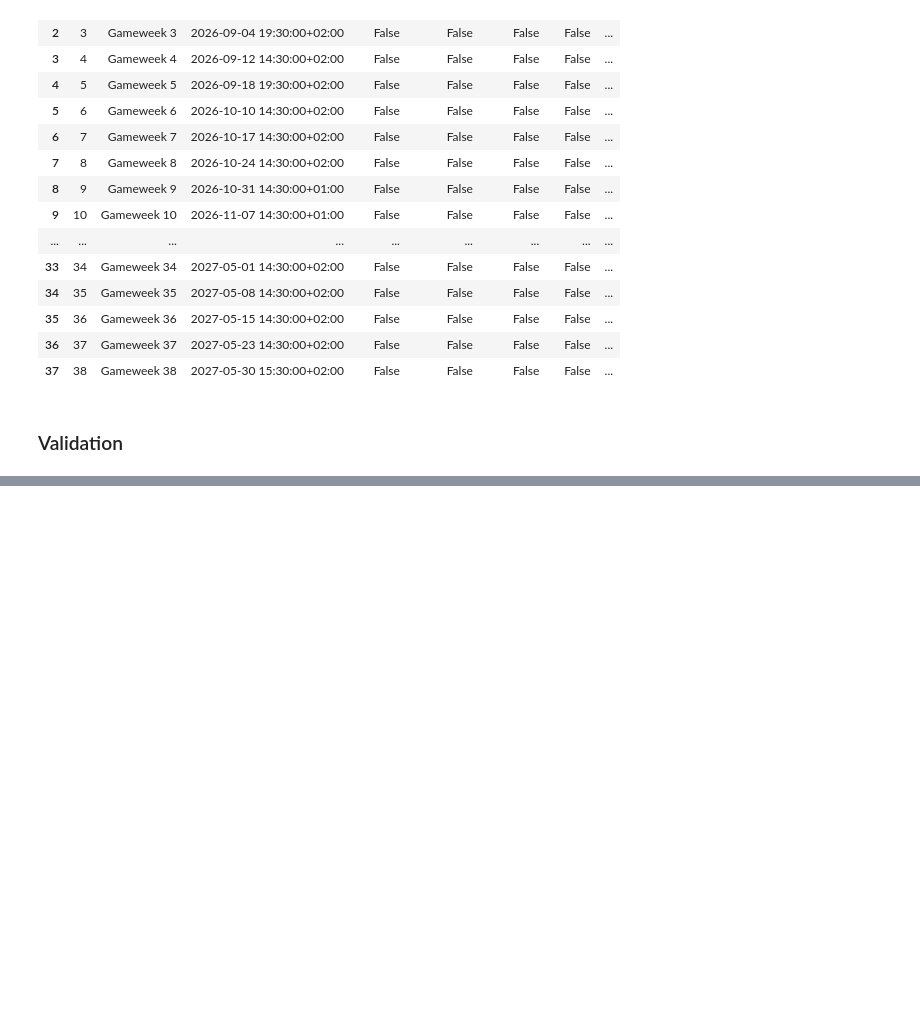
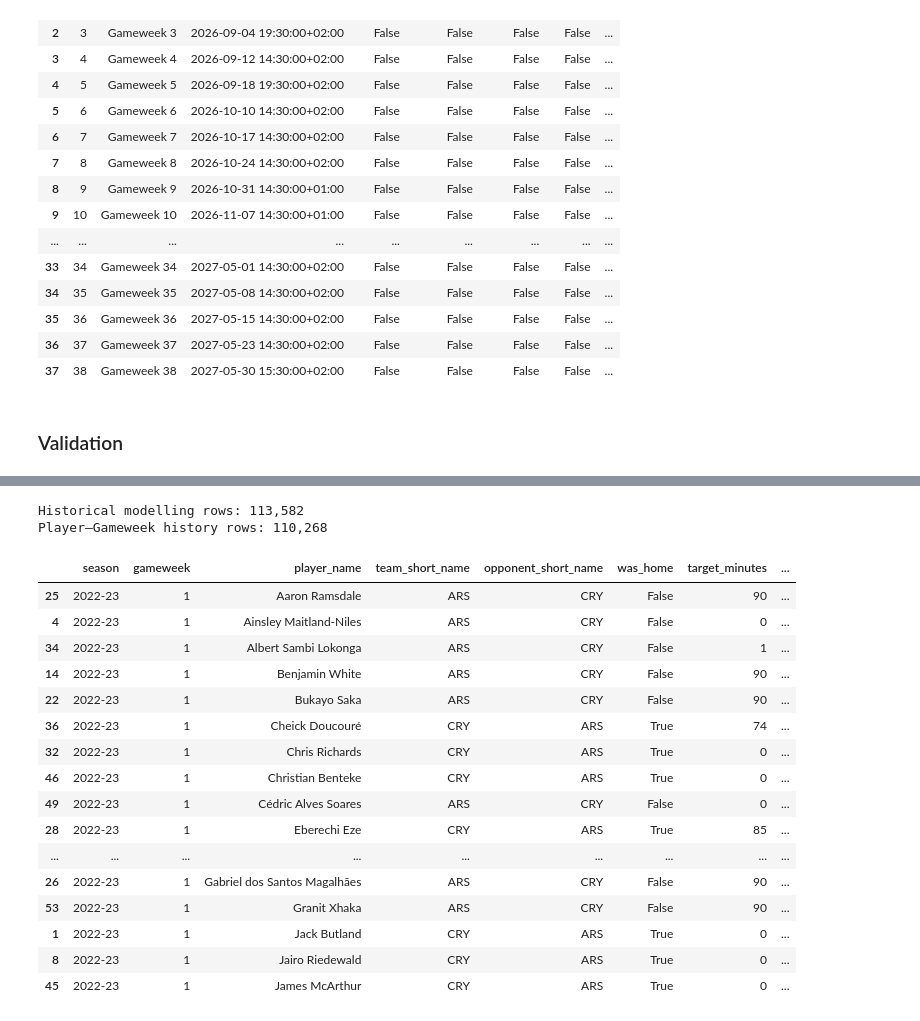
Before and after one commit to hcast04/FPL_Predictor, a Jupyter notebook: fpl_predictor.ipynb, the cells around one changed output, grey strips where cells are left out. Cells and saved outputs as stored; diff of their text form; code cells hidden in the pictures; blank space fills up the shorter version.

```diff
--- a/fpl_predictor.ipynb
+++ b/fpl_predictor.ipynb
@@ -449,0 +1843,14 @@ Name: count, dtype: int64
+# %%
+historical_fpl = load_historical_fpl_data(
+    HISTORICAL_SEASONS
+)
+
+print(f"Historical player–fixture rows: {len(historical_fpl):,}")
+print(
+    "Historical players: "
+    f"{historical_fpl['player_key'].nunique():,}"
+)
+print(
+    "Historical fixtures: "
+    f"{historical_fpl[['season', 'fixture_id']].drop_duplicates().shape[0]:,}"
+)
@@ -449,0 +2484,64 @@ Name: count, dtype: int64
+# %%
+historical_model_data, historical_player_gameweeks = (
+    add_historical_player_features(
+        historical_fpl
+    )
+)
+
+print(
+    "Historical modelling rows: "
+    f"{len(historical_model_data):,}"
+)
+print(
+    "Player–Gameweek history rows: "
+    f"{len(historical_player_gameweeks):,}"
+)
+
+historical_preview_columns = [
+    "season",
+    "gameweek",
+    "player_name",
+    "team_short_name",
+    "opponent_short_name",
+    "was_home",
+    "target_minutes",
+    "target_started",
+    "minutes_per_fixture_last_3_gws",
+    "start_rate_last_5_gws",
+    "xg_per_fixture_last_5_gws",
+    "days_since_previous_league_fixture",
+]
+
+historical_preview = (
+    historical_model_data
+    .sort_values(
+        [
+            "kickoff_time",
+            "player_name",
+        ]
+    )
+    .loc[:, historical_preview_columns]
+    .head(20)
+)
+
+display(historical_preview)
+# %% [output]
+Historical modelling rows: 113,582
+Player–Gameweek history rows: 110,268
+|  | season | gameweek | player_name | team_short_name | opponent_short_name | was_home | target_minutes | ... |
+| 25 | 2022-23 | 1 | Aaron Ramsdale | ARS | CRY | False | 90 | ... |
+| 4 | 2022-23 | 1 | Ainsley Maitland-Niles | ARS | CRY | False | 0 | ... |
+| 34 | 2022-23 | 1 | Albert Sambi Lokonga | ARS | CRY | False | 1 | ... |
+| 14 | 2022-23 | 1 | Benjamin White | ARS | CRY | False | 90 | ... |
+| 22 | 2022-23 | 1 | Bukayo Saka | ARS | CRY | False | 90 | ... |
+| 36 | 2022-23 | 1 | Cheick Doucouré | CRY | ARS | True | 74 | ... |
+| 32 | 2022-23 | 1 | Chris Richards | CRY | ARS | True | 0 | ... |
+| 46 | 2022-23 | 1 | Christian Benteke | CRY | ARS | True | 0 | ... |
+| 49 | 2022-23 | 1 | Cédric Alves Soares | ARS | CRY | False | 0 | ... |
+| 28 | 2022-23 | 1 | Eberechi Eze | CRY | ARS | True | 85 | ... |
+| ... | ... | ... | ... | ... | ... | ... | ... | ... |
+| 26 | 2022-23 | 1 | Gabriel dos Santos Magalhães | ARS | CRY | False | 90 | ... |
+| 53 | 2022-23 | 1 | Granit Xhaka | ARS | CRY | False | 90 | ... |
+| 1 | 2022-23 | 1 | Jack Butland | CRY | ARS | True | 0 | ... |
+| 8 | 2022-23 | 1 | Jairo Riedewald | CRY | ARS | True | 0 | ... |
+| 45 | 2022-23 | 1 | James McArthur | CRY | ARS | True | 0 | ... |
```
Also changed, not shown: parts of 148 cells of this notebook, 5 other files.
